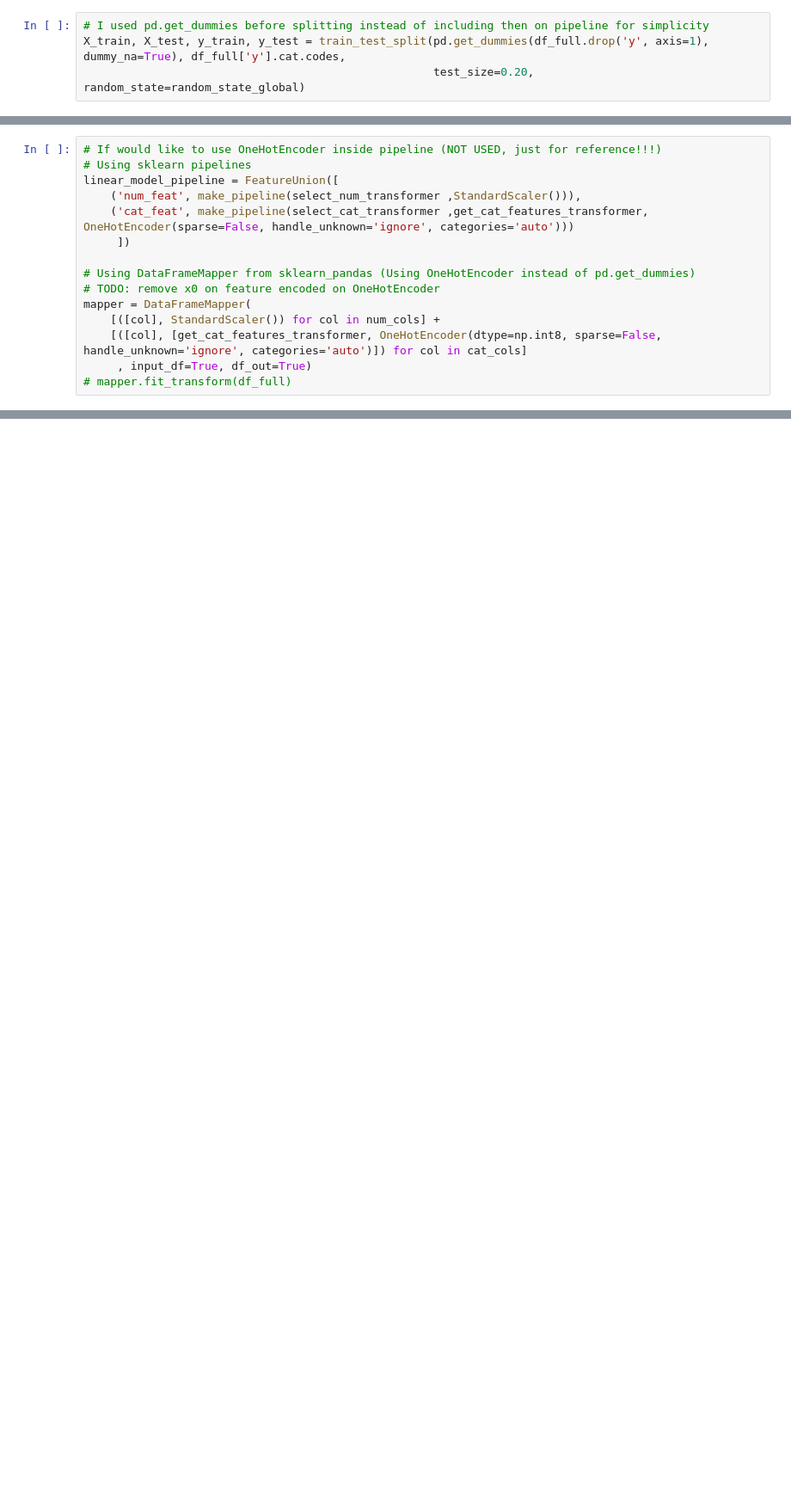
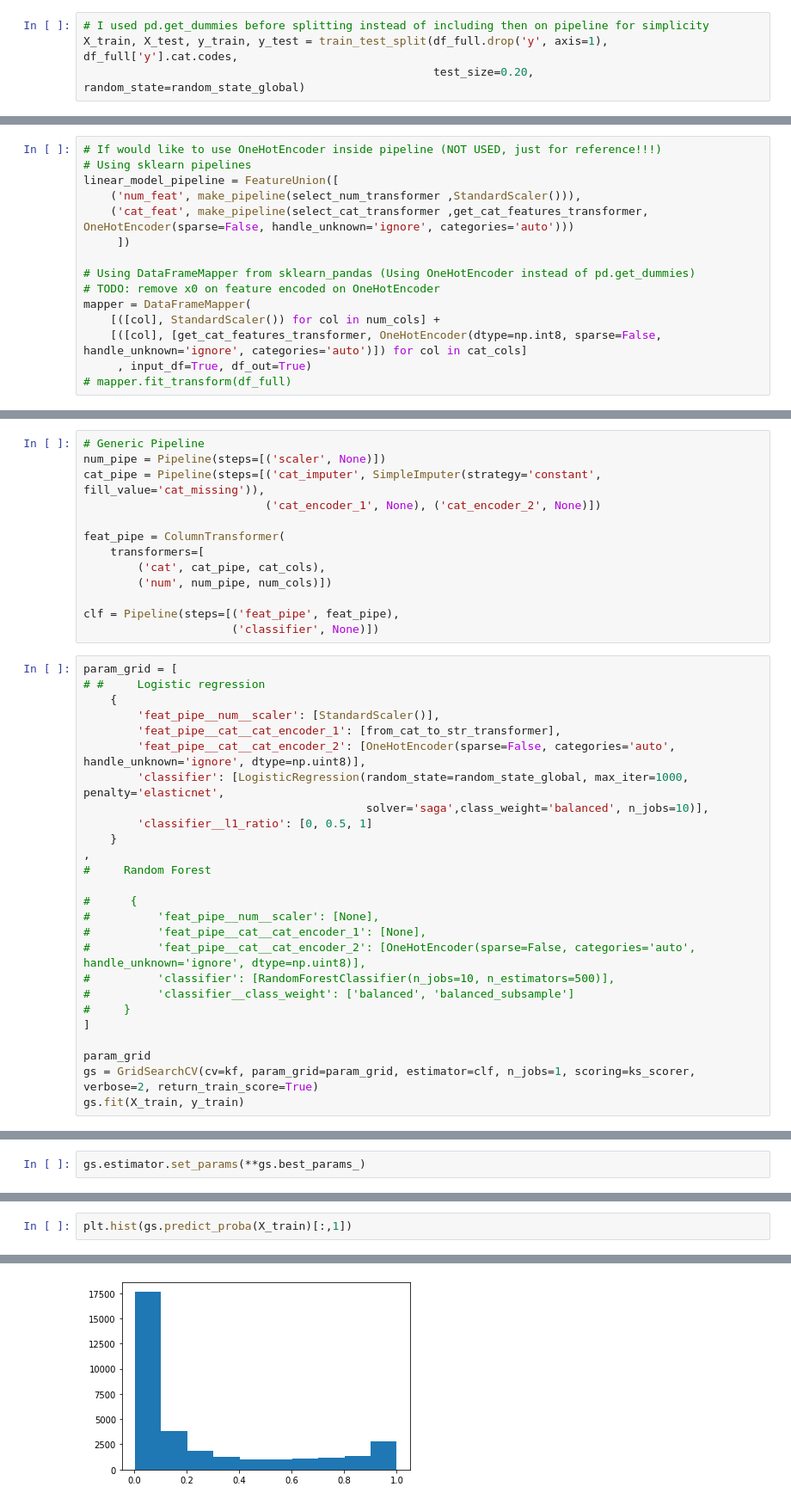
Before and after one commit to marcospiau/BankMarketingDataSet, a Jupyter notebook: notebooks/BankMarketingDataSet_v1.ipynb, the cells around one changed output, grey strips where cells are left out. Shown at 86% size. Saved outputs shown, nothing was run; the diff lists cells and outputs as text; blank space fills up the shorter version.

Commit message:
Vários plots

```diff
--- a/notebooks/BankMarketingDataSet_v1.ipynb
+++ b/notebooks/BankMarketingDataSet_v1.ipynb
@@ -157,5 +114,5 @@ df_full = df_full.astype(dict_dtypes)
 ## Train test split
 # %%
 # I used pd.get_dummies before splitting instead of including then on pipeline for simplicity
-X_train, X_test, y_train, y_test = train_test_split(pd.get_dummies(df_full.drop('y', axis=1), dummy_na=True), df_full['y'].cat.codes,
+X_train, X_test, y_train, y_test = train_test_split(df_full.drop('y', axis=1), df_full['y'].cat.codes,
                                                     test_size=0.20, random_state=random_state_global)
@@ -344,0 +185,39 @@ SelectKBest(chi2, k='all').fit_transform(X_train.drop(num_cols, axis=1), y_train
+# %%
+# Generic Pipeline
+num_pipe = Pipeline(steps=[('scaler', None)])
+cat_pipe = Pipeline(steps=[('cat_imputer', SimpleImputer(strategy='constant', fill_value='cat_missing')),
+                           ('cat_encoder_1', None), ('cat_encoder_2', None)])
+
+feat_pipe = ColumnTransformer(
+    transformers=[
+        ('cat', cat_pipe, cat_cols),
+        ('num', num_pipe, num_cols)])
+
+clf = Pipeline(steps=[('feat_pipe', feat_pipe),
+                      ('classifier', None)])
+# %%
+param_grid = [
+# #     Logistic regression
+    {
+        'feat_pipe__num__scaler': [StandardScaler()],
+        'feat_pipe__cat__cat_encoder_1': [from_cat_to_str_transformer],
+        'feat_pipe__cat__cat_encoder_2': [OneHotEncoder(sparse=False, categories='auto', handle_unknown='ignore', dtype=np.uint8)],
+        'classifier': [LogisticRegression(random_state=random_state_global, max_iter=1000, penalty='elasticnet',
+                                          solver='saga',class_weight='balanced', n_jobs=10)],
+        'classifier__l1_ratio': [0, 0.5, 1]
+    }
+,
+#     Random Forest
+
+#      {
+#          'feat_pipe__num__scaler': [None],
+#          'feat_pipe__cat__cat_encoder_1': [None],
+#          'feat_pipe__cat__cat_encoder_2': [OneHotEncoder(sparse=False, categories='auto', handle_unknown='ignore', dtype=np.uint8)],
+#          'classifier': [RandomForestClassifier(n_jobs=10, n_estimators=500)],
+#          'classifier__class_weight': ['balanced', 'balanced_subsample']
+#     }
+]
+
+param_grid
+gs = GridSearchCV(cv=kf, param_grid=param_grid, estimator=clf, n_jobs=1, scoring=ks_scorer, verbose=2, return_train_score=True)
+gs.fit(X_train, y_train)
@@ -344,0 +310,2 @@ SelectKBest(chi2, k='all').fit_transform(X_train.drop(num_cols, axis=1), y_train
+# %%
+gs.estimator.set_params(**gs.best_params_)
@@ -344,0 +360,3 @@ SelectKBest(chi2, k='all').fit_transform(X_train.drop(num_cols, axis=1), y_train
+# %%
+plt.hist(gs.predict_proba(X_train)[:,1])
+# %% [output]
@@ -344,0 +369 @@ SelectKBest(chi2, k='all').fit_transform(X_train.drop(num_cols, axis=1), y_train
+[figure, added]
```
Also changed, not shown: parts of 32 cells of this notebook.
